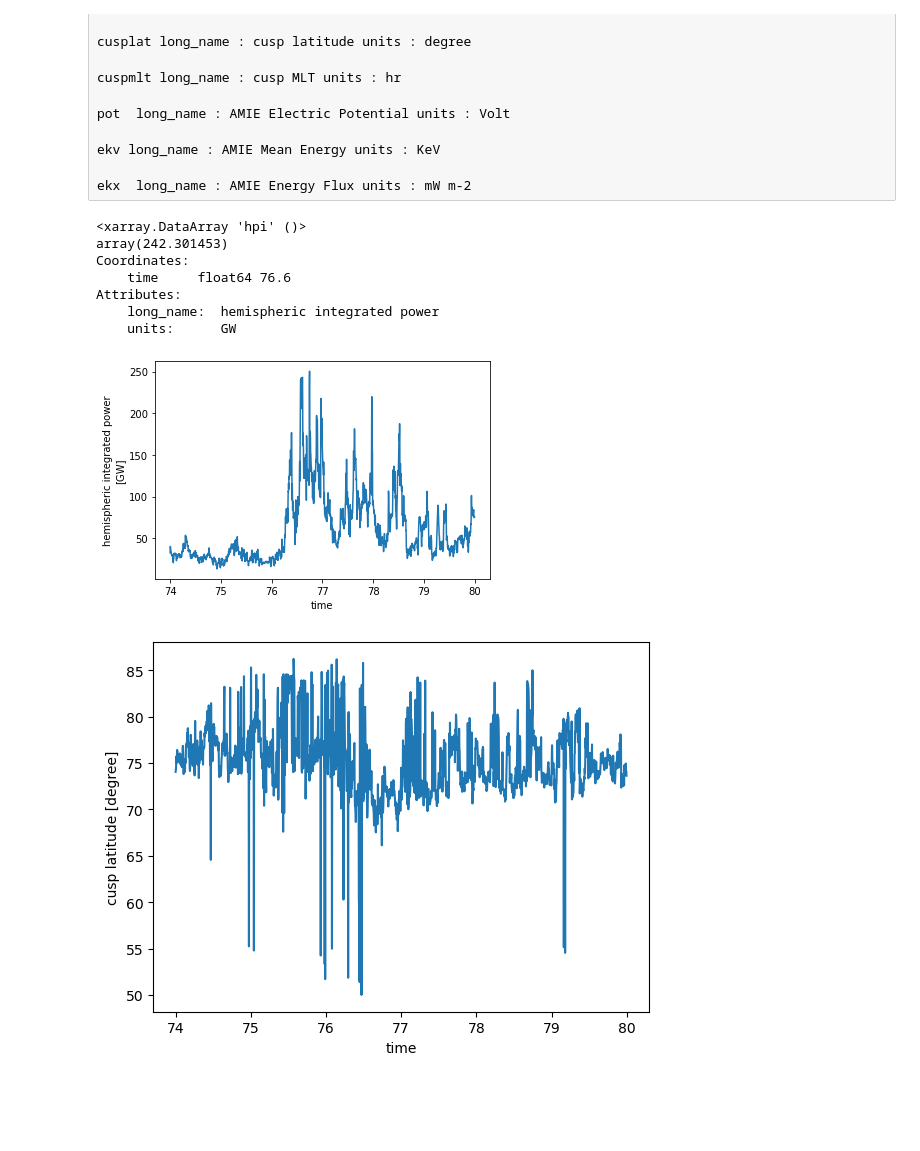
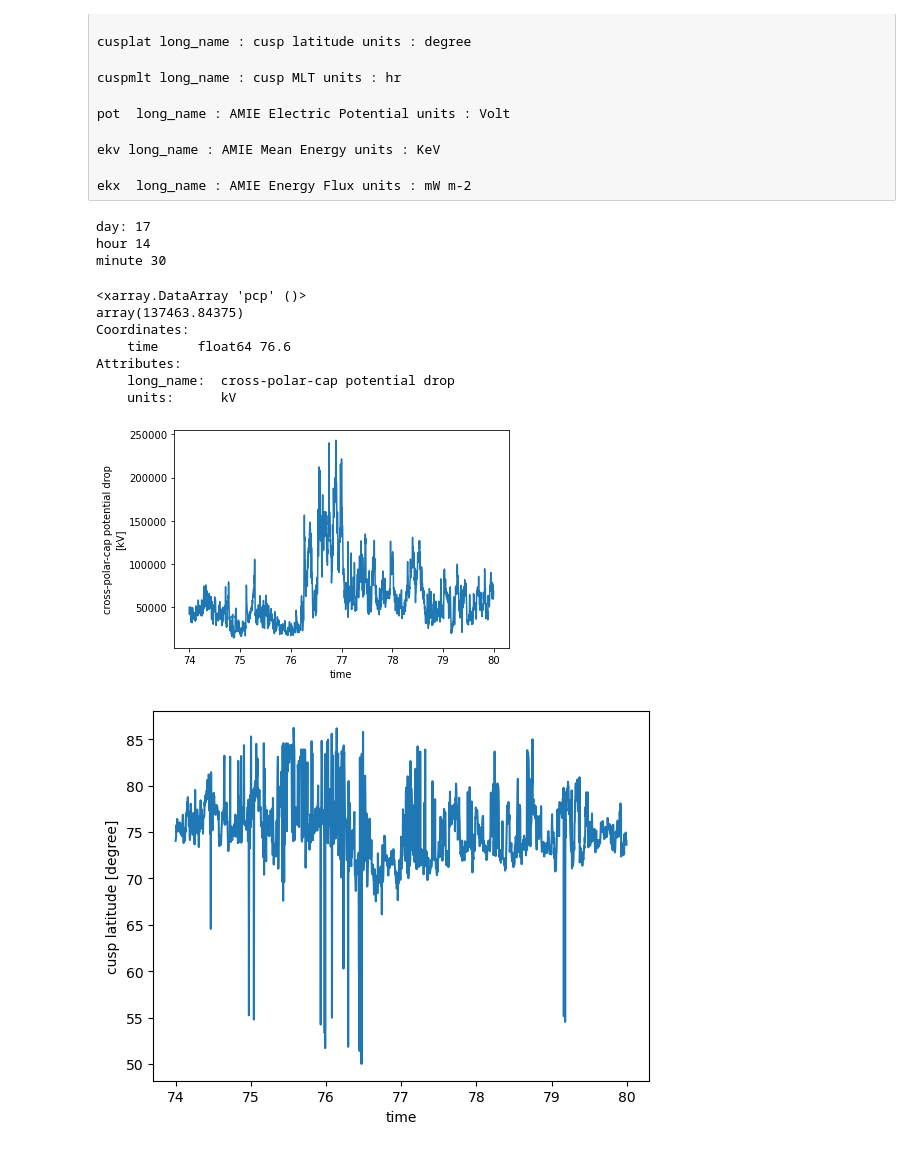
Before and after one commit to dan800/WACCM-X, a Jupyter notebook: notebooks/rd_amie.ipynb, the cells around one changed output. Saved outputs shown, nothing was run; the diff lists cells and outputs as text; code cells hidden in the pictures; blank space fills up the shorter version.

```diff
--- a/notebooks/rd_amie.ipynb
+++ b/notebooks/rd_amie.ipynb
@@ -58,16 +58,25 @@ ekx  long_name : AMIE Energy Flux units : mW m-2
 time = nhds.jday.astype(float) + nhds.ut.astype(float)/(60.*60.*24.*1.e9)
 # %%
 nhds['time'] = time
+# %%
+itime = 750
+print('day:', nhds.day.isel(time=itime).values)
+print('hour', nhds.hour.isel(time=itime).values)
+print('minute', nhds.minute.isel(time=itime).values)
+# %% [output]
+day: 17
+hour 14
+minute 30
 # %%
-print(nhds.hpi[750])
-nhds.hpi.plot()
+print(nhds.pcp[750])
+nhds.pcp.plot()
 plt.show()
 # %% [output]
-<xarray.DataArray 'hpi' ()>
-array(242.301453)
+<xarray.DataArray 'pcp' ()>
+array(137463.84375)
 Coordinates:
     time     float64 76.6
 Attributes:
-    long_name:  hemispheric integrated power
-    units:      GW
+    long_name:  cross-polar-cap potential drop
+    units:      kV
-[figure, old version]
+[figure, new version]
```
Also changed, not shown: parts of 2 cells of this notebook.
